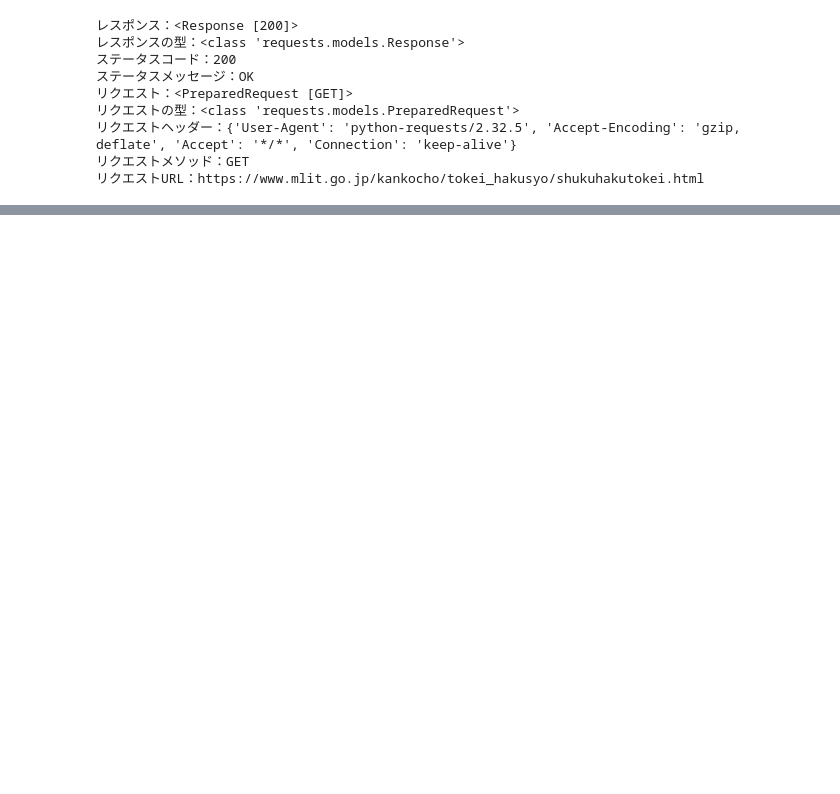
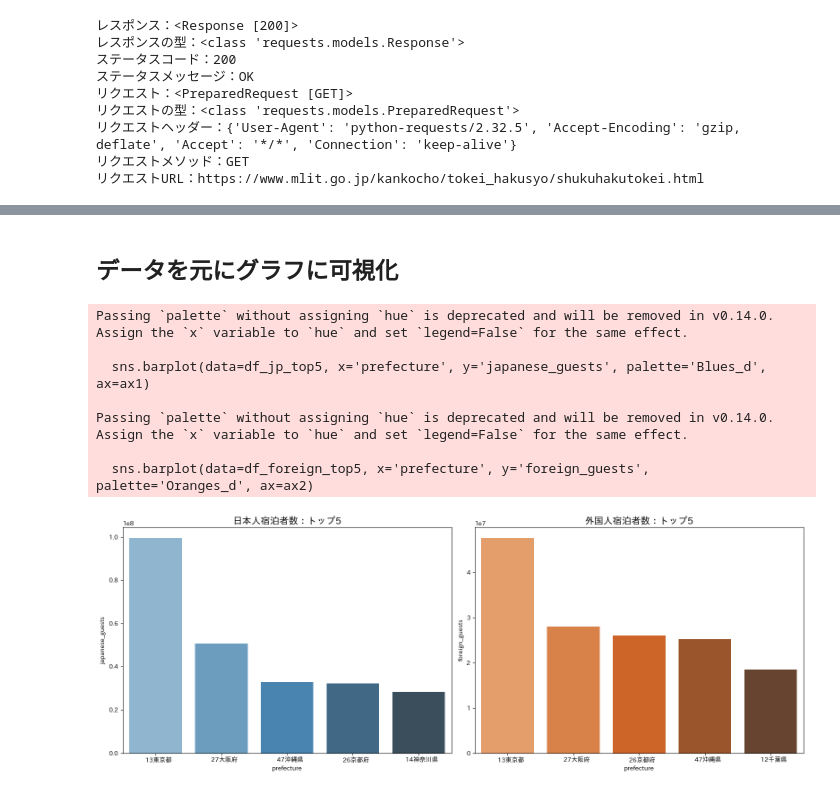
Before and after one commit to TomiiYurina/dsprog2_2025, a Jupyter notebook: lecture-final/lecture.ipynb, the cells around one changed output, grey strips where cells are left out. Saved outputs shown, nothing was run; the diff lists cells and outputs as text; code cells hidden in the pictures; blank space fills up the shorter version.

```diff
--- a/lecture-final/lecture.ipynb
+++ b/lecture-final/lecture.ipynb
@@ -100,0 +258,39 @@ print(df_rank)
+# %% [markdown]
+## データを元にグラフに可視化
+# %%
+import matplotlib.pyplot as plt
+import seaborn as sns
+import japanize_matplotlib
+
+
+
+def plot_top5_final_v2():
+    db_name = 'sightseeing.db'
+    conn = sqlite3.connect(db_name)
+    df = pd.read_sql("SELECT * FROM sightseeing_stats", conn)
+    conn.close()
+
+    df_jp_top5 = df.sort_values('japanese_guests', ascending=False).head(5)
+    df_foreign_top5 = df.sort_values('foreign_guests', ascending=False).head(5)
+
+    fig, (ax1, ax2) = plt.subplots(1, 2, figsize=(16, 6))
+
+    sns.barplot(data=df_jp_top5, x='prefecture', y='japanese_guests', palette='Blues_d', ax=ax1)
+    ax1.set_title("日本人宿泊者数：トップ5", fontsize=15)
+
+    sns.barplot(data=df_foreign_top5, x='prefecture', y='foreign_guests', palette='Oranges_d', ax=ax2)
+    ax2.set_title("外国人宿泊者数：トップ5", fontsize=15)
+
+    plt.tight_layout()
+    plt.show()
+
+plot_top5_final_v2()
+# %% [output]
+Passing `palette` without assigning `hue` is deprecated and will be removed in v0.14.0. Assign the `x` variable to `hue` and set `legend=False` for the same effect.
+
+  sns.barplot(data=df_jp_top5, x='prefecture', y='japanese_guests', palette='Blues_d', ax=ax1)
+
+Passing `palette` without assigning `hue` is deprecated and will be removed in v0.14.0. Assign the `x` variable to `hue` and set `legend=False` for the same effect.
+
+  sns.barplot(data=df_foreign_top5, x='prefecture', y='foreign_guests', palette='Oranges_d', ax=ax2)
+[figure, added]
```
Also changed, not shown: parts of 10 cells of this notebook.
